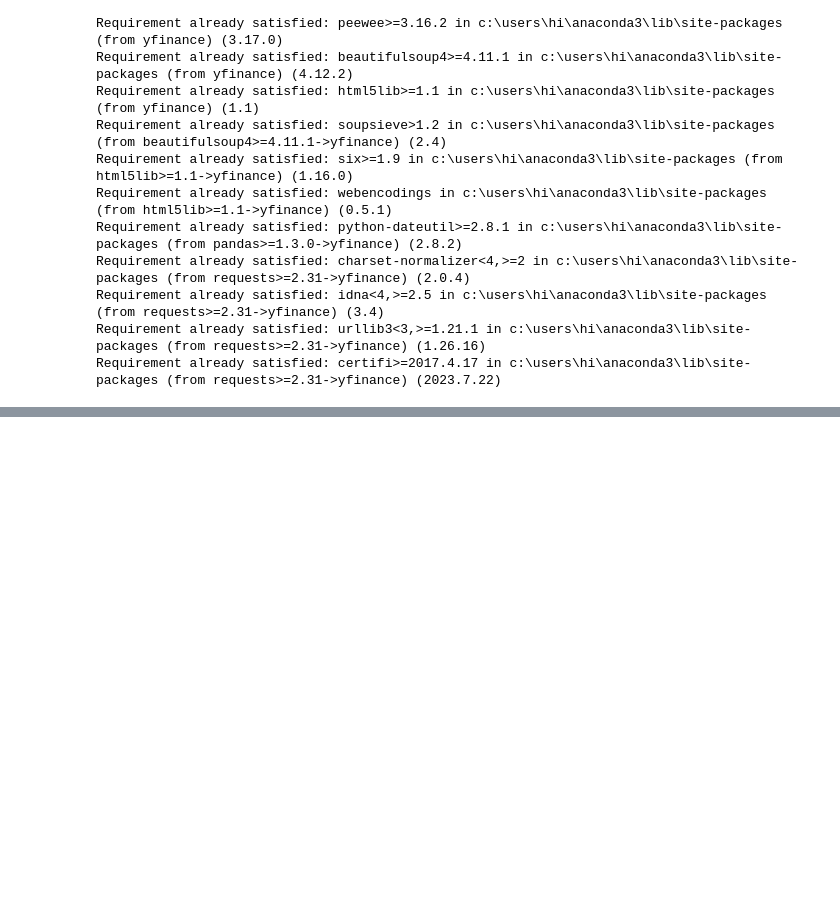
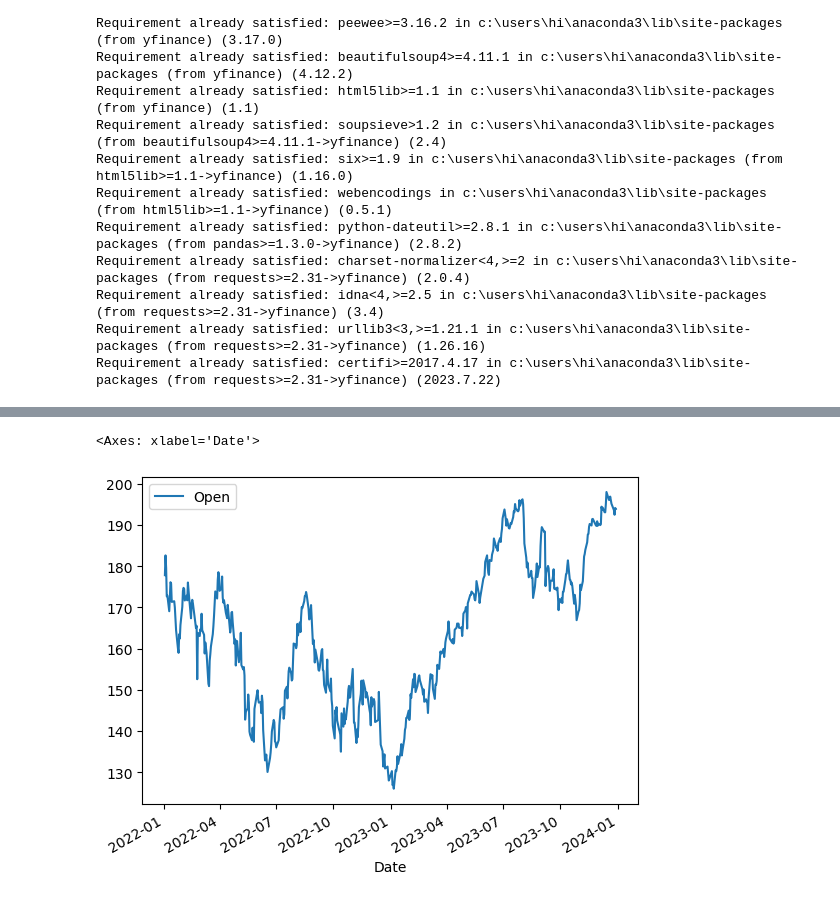
Before and after one commit to AshikurIST/Web-Scraping, a Jupyter notebook: Extracting Apple Stock Data.ipynb, the cells around one changed output, grey strips where cells are left out. Drawn from its saved outputs; the diff is of its cells as text; code cells hidden in the pictures; blank space fills up the shorter version.

```diff
--- a/Extracting Apple Stock Data.ipynb
+++ b/Extracting Apple Stock Data.ipynb
@@ -26,0 +30,4 @@ import pandas as pd
+# %%
+ticker_symbol='AAPL'
+# %%
+apple_stock_data=yf.download(ticker_symbol, start='2022-01-01',end='2024-01-01')
@@ -26,0 +46,2 @@ import pandas as pd
+# %%
+apple_stock_data.reset_index(inplace=True)
@@ -26,0 +57,5 @@ import pandas as pd
+# %%
+apple_stock_data.plot(x='Date',y='Open')
+# %% [output]
+<Axes: xlabel='Date'>
+[figure, added]
```
Also changed, not shown: parts of 6 cells of this notebook.
